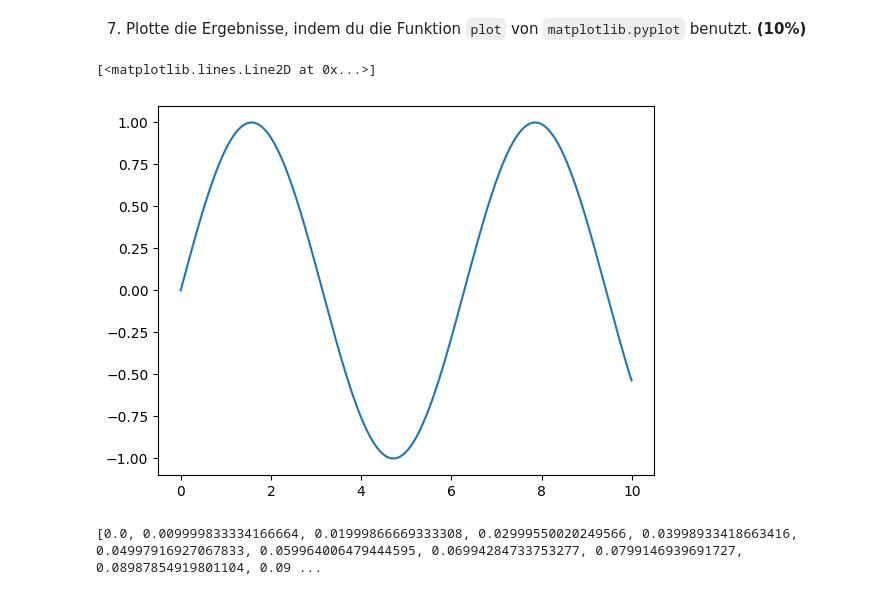
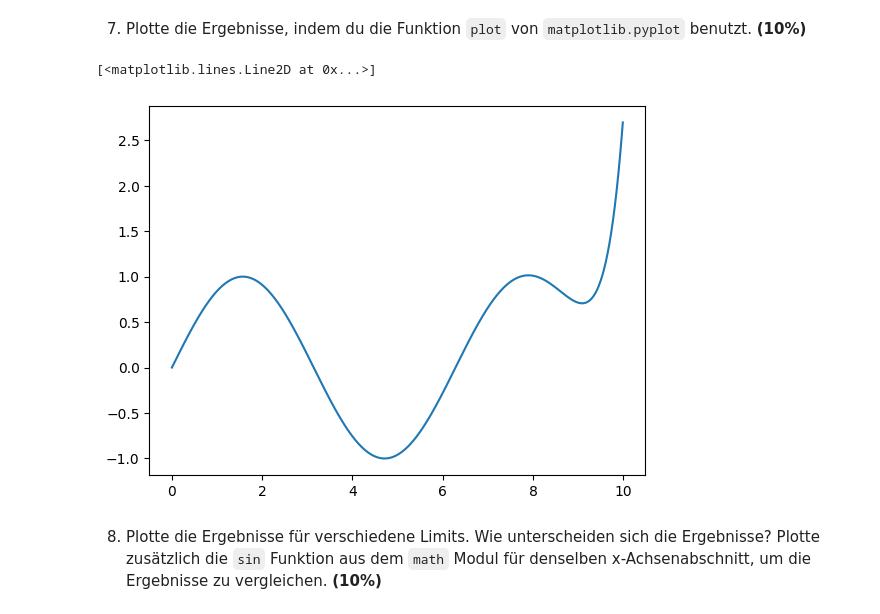
Before and after one commit to dfgsteam/data-science_basics, a Jupyter notebook: task01/Solutions.ipynb, the cells around one changed output. Saved outputs shown, nothing was run; the diff lists cells and outputs as text; code cells hidden in the pictures.

```diff
--- a/task01/Solutions.ipynb
+++ b/task01/Solutions.ipynb
@@ -21,14 +21,3 @@ print(math.sin(4))
 -0.7568024953079283
 # %% [markdown]
 5) Generiere eine Liste `x` mit `float` Zahlen im Bereich von 0 bis 10, die in Schritten von `0.01` auseinander liegen.  **(15%)**
-# %%
-def newList():
-    result = []
-    num = 0.0
-    while True:
-        result.append(num)
-        num += 0.01
-        num = round(num, 2)
-        if num > 10.0: return result
-
-print(newList())
@@ -34,0 +26,5 @@ print(newList())
+# %%
+def newList():
+    return np.arange(0, 10, 0.01)
+
+print(newList())
@@ -35,9 +49,9 @@ print(newList())
 # %% [markdown]
 6) Führe die Funktion, die du geschrieben hast, für jedes `x` aus und speichere die Werte in einer neuen Liste `y`. **(5%)**
 # %%
-def executeList(x:list=newList()):
-    y = []
-    for item in x: y.append(sin(item))
+def executeList(x:list=newList(), lim:int=10): # own sin
+    y = np.array([])
+    for item in x: y = np.append(y, sin(item, lim))
     return y
 
 executeList()
@@ -44,15 +63,2 @@ executeList()
 # %% [markdown]
 7) Plotte die Ergebnisse, indem du die Funktion `plot` von `matplotlib.pyplot` benutzt.  **(10%)**
-# %%
-import matplotlib.pyplot as plt
-import numpy as np
-x = np.arange(0, 10, 0.01)
-y = np.sin(x)
-plt.plot(x, y)
-# %% [output]
-[<matplotlib.lines.Line2D at 0x...>]
-[figure, removed]
-# %%
-print(executeList())
-# %% [output]
-[0.0, 0.009999833334166664, 0.01999866669333308, 0.02999550020249566, 0.03998933418663416, 0.04997916927067833, 0.059964006479444595, 0.06994284733753277, 0.0799146939691727, 0.08987854919801104, 0.09 ...
@@ -58,0 +67,9 @@ print(executeList())
+# %%
+x = newList()
+y = executeList()
+plt.plot(x, executeList())
+# %% [output]
+[<matplotlib.lines.Line2D at 0x...>]
+[figure, added]
+# %% [markdown]
+8) Plotte die Ergebnisse für verschiedene Limits. Wie unterscheiden sich die Ergebnisse? Plotte zusätzlich die `sin` Funktion aus dem `math` Modul für denselben x-Achsenabschnitt, um die Ergebnisse zu vergleichen. **(10%)**
```
Also changed, not shown: parts of 11 cells of this notebook.
